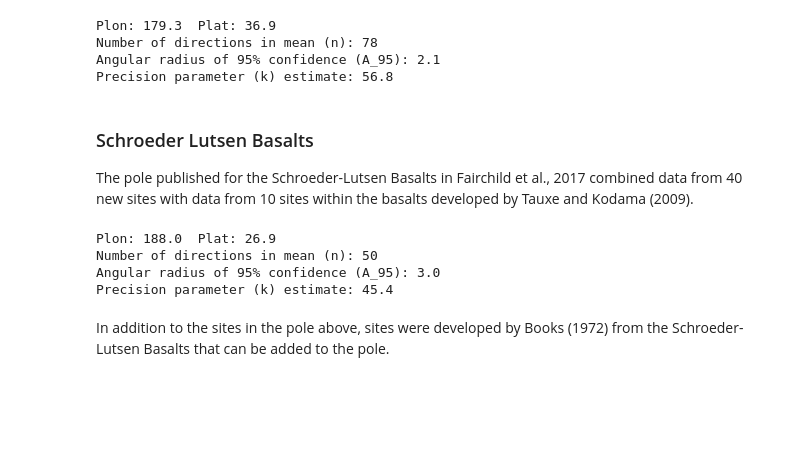
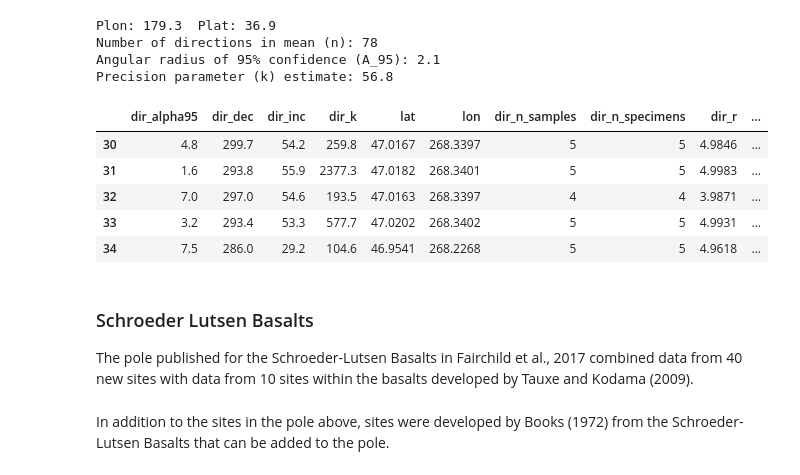
Before and after one commit to Swanson-Hysell-Group/2024_SWLLIP, a Jupyter notebook: code/Keweenawan_Track_VGP_APWP.ipynb, the cells around one changed output. Drawn from its saved outputs; the diff is of its cells as text; code cells hidden in the pictures; blank space fills up the shorter version.

```diff
--- a/code/Keweenawan_Track_VGP_APWP.ipynb
+++ b/code/Keweenawan_Track_VGP_APWP.ipynb
@@ -874,6 +948,21 @@ Plon: 179.3  Plat: 36.9
 Number of directions in mean (n): 78
 Angular radius of 95% confidence (A_95): 2.1
 Precision parameter (k) estimate: 56.8
+# %%
+NSWU_sites = pd.concat([nswu_data,GB_Data_HT_filtered])
+NSWU_sites['pole_name'] = 'North Shore Volcanic Group (upper SW sequence)'
+NSWU_sites['age'] = 1096.18
+NSWU_sites['age_high'] = 1096.75
+NSWU_sites['age_low'] = 1093.94
+NSWU_sites['age_unit']  = 'Ma'
+NSWU_sites.head()
+# %% [output]
+|  | dir_alpha95 | dir_dec | dir_inc | dir_k | lat | lon | dir_n_samples | dir_n_specimens | dir_r | ... |
+| 30 | 4.8 | 299.7 | 54.2 | 259.8 | 47.0167 | 268.3397 | 5 | 5 | 4.9846 | ... |
+| 31 | 1.6 | 293.8 | 55.9 | 2377.3 | 47.0182 | 268.3401 | 5 | 5 | 4.9983 | ... |
+| 32 | 7.0 | 297.0 | 54.6 | 193.5 | 47.0163 | 268.3397 | 4 | 4 | 3.9871 | ... |
+| 33 | 3.2 | 293.4 | 53.3 | 577.7 | 47.0202 | 268.3402 | 5 | 5 | 4.9931 | ... |
+| 34 | 7.5 | 286.0 | 29.2 | 104.6 | 46.9541 | 268.2268 | 5 | 5 | 4.9618 | ... |
 # %%
 pole_means.loc['NSVG_nswu'] = pd.Series({'PoleName' : 'North Shore Volcanic Group (upper SW sequence)',
                                         'SLat' : round(GB_Data_HT.lat.tolist()[0],2),
@@ -898,16 +987,6 @@ pole_means.loc['NSVG_nswu'] = pd.Series({'PoleName' : 'North Shore Volcanic Grou
 ###  Schroeder Lutsen Basalts
 
 The pole published for the Schroeder-Lutsen Basalts in Fairchild et al., 2017 combined data from 40 new sites with data from 10 sites within the basalts developed by Tauxe and Kodama (2009).
-# %%
-combined_SLB_lon = nsl_data['vgp_lon'].tolist() + Fairchild2017_SLB['vgp_lon'].tolist()
-combined_SLB_lat = nsl_data['vgp_lat'].tolist() + Fairchild2017_SLB['vgp_lat'].tolist()
-SLB_pole = ipmag.fisher_mean(combined_SLB_lon,combined_SLB_lat)
-ipmag.print_pole_mean(SLB_pole)
-# %% [output]
-Plon: 188.0  Plat: 26.9
-Number of directions in mean (n): 50
-Angular radius of 95% confidence (A_95): 3.0
-Precision parameter (k) estimate: 45.4
 # %% [markdown]
 In addition to the sites in the pole above, sites were developed by Books (1972) from the Schroeder-Lutsen Basalts that can be added to the pole.
 # %%
```
Also changed, not shown: parts of 53 cells of this notebook.
